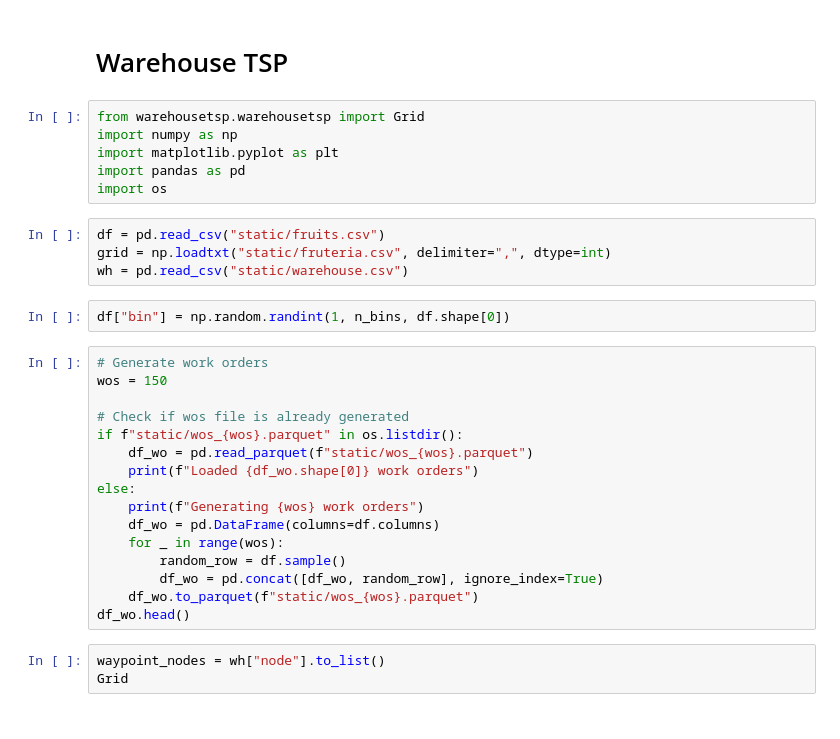
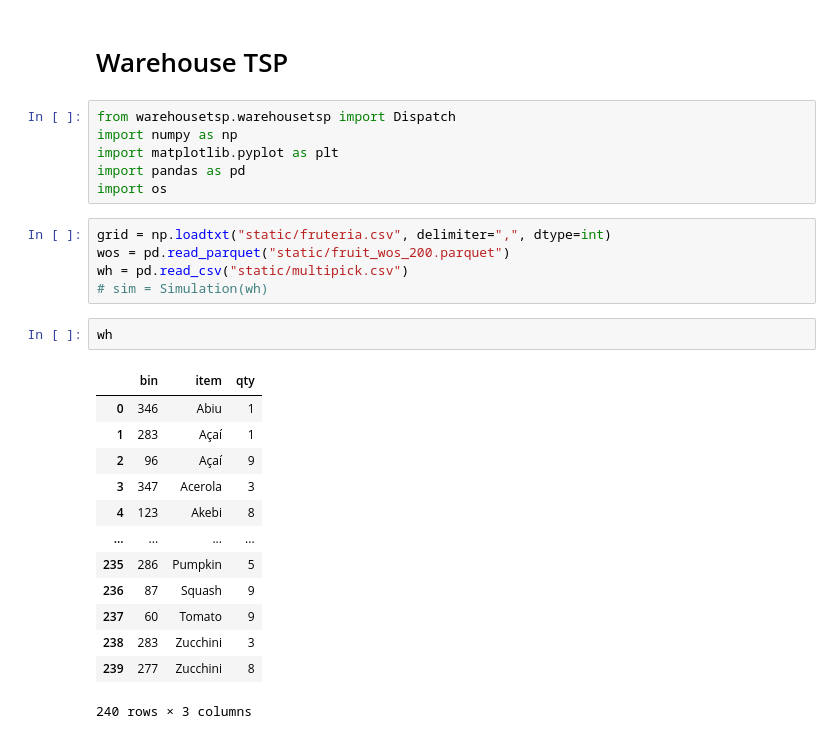
Before and after one commit to coleandreoli/warehouseTSP, a Jupyter notebook: TSPDemo.ipynb, the cells around one changed output. Cells and saved outputs as stored; diff of their text form.

Commit message:
wip: initial dispatch rules

```diff
--- a/TSPDemo.ipynb
+++ b/TSPDemo.ipynb
@@ -1,33 +1,29 @@
 # %% [markdown]
 # Warehouse TSP
 # %%
-from warehousetsp.warehousetsp import Grid
+from warehousetsp.warehousetsp import Dispatch
 import numpy as np
 import matplotlib.pyplot as plt
 import pandas as pd
 import os
 # %%
-df = pd.read_csv("static/fruits.csv")
 grid = np.loadtxt("static/fruteria.csv", delimiter=",", dtype=int)
-wh = pd.read_csv("static/warehouse.csv")
+wos = pd.read_parquet("static/fruit_wos_200.parquet")
+wh = pd.read_csv("static/multipick.csv")
+# sim = Simulation(wh)
-# %%
-df["bin"] = np.random.randint(1, n_bins, df.shape[0])
-# %%
-# Generate work orders
-wos = 150
-
-# Check if wos file is already generated
-if f"static/wos_{wos}.parquet" in os.listdir():
-    df_wo = pd.read_parquet(f"static/wos_{wos}.parquet")
-    print(f"Loaded {df_wo.shape[0]} work orders")
-else:
-    print(f"Generating {wos} work orders")
-    df_wo = pd.DataFrame(columns=df.columns)
-    for _ in range(wos):
-        random_row = df.sample()
-        df_wo = pd.concat([df_wo, random_row], ignore_index=True)
-    df_wo.to_parquet(f"static/wos_{wos}.parquet")
-df_wo.head()
-# %%
-waypoint_nodes = wh["node"].to_list()
-Grid
+# %%
+wh
+# %% [output]
+|  | bin | item | qty |
+| 0 | 346 | Abiu | 1 |
+| 1 | 283 | Açaí | 1 |
+| 2 | 96 | Açaí | 9 |
+| 3 | 347 | Acerola | 3 |
+| 4 | 123 | Akebi | 8 |
+| ... | ... | ... | ... |
+| 235 | 286 | Pumpkin | 5 |
+| 236 | 87 | Squash | 9 |
+| 237 | 60 | Tomato | 9 |
+| 238 | 283 | Zucchini | 3 |
+| 239 | 277 | Zucchini | 8 |
+240 rows × 3 columns
```
Also changed, not shown: parts of 3 cells of this notebook, 6 other files.
